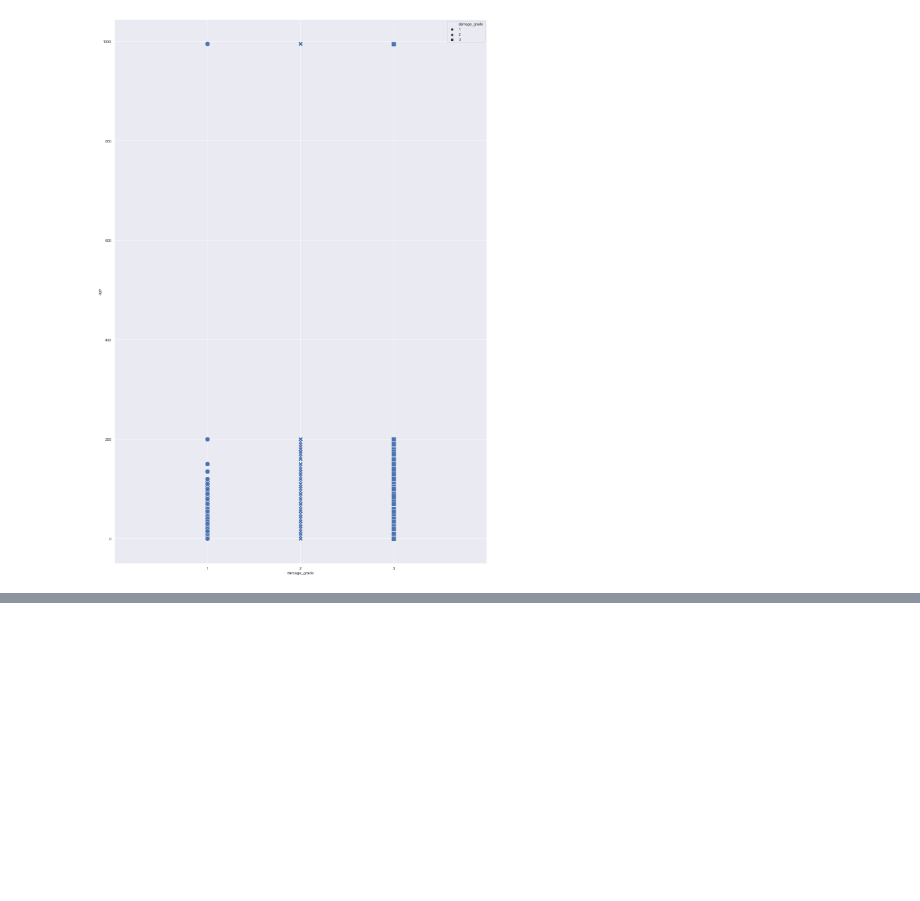
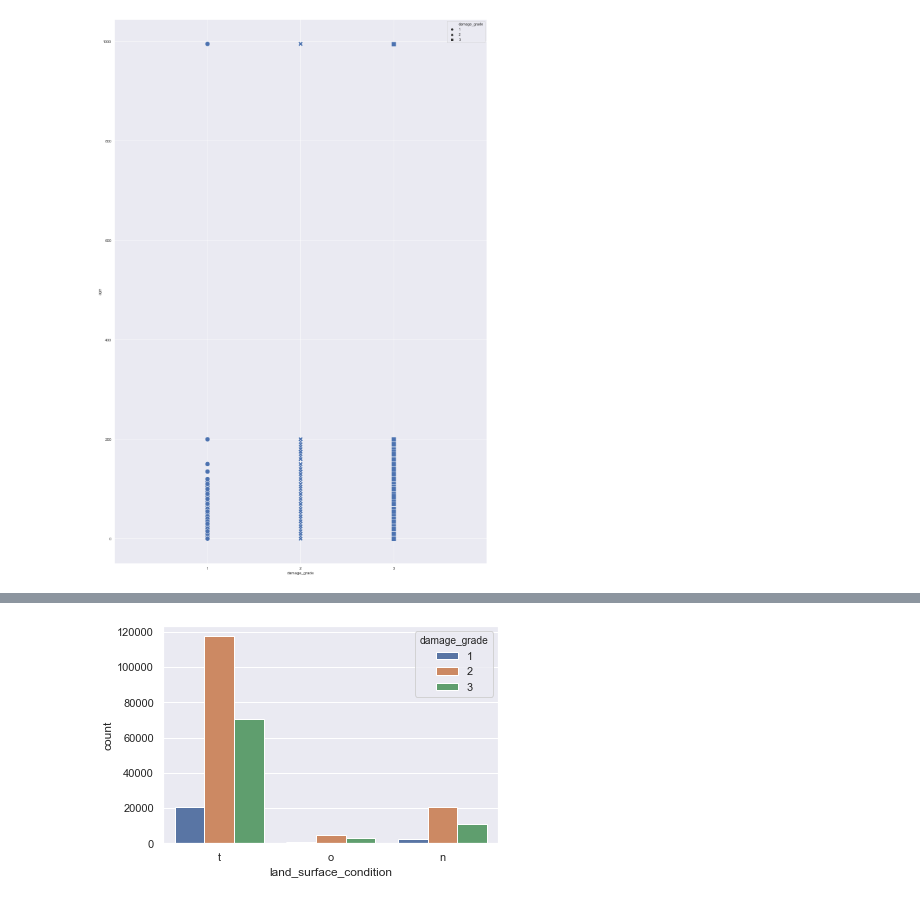
Before and after one commit to jshah39/DataSci, a Jupyter notebook: src/earthquake_shah.ipynb, the cells around one changed output, grey strips where cells are left out. Saved outputs shown, nothing was run; the diff lists cells and outputs as text; code cells hidden in the pictures; blank space fills up the shorter version.

```diff
--- a/src/earthquake_shah.ipynb
+++ b/src/earthquake_shah.ipynb
@@ -105,0 +172,4 @@ plt.show()
+# %%
+ax = sb.countplot(x="land_surface_condition", hue="damage_grade", data=dPlansDf)
+# %% [output]
+[figure, added]
```
Also changed, not shown: parts of 10 cells of this notebook.
